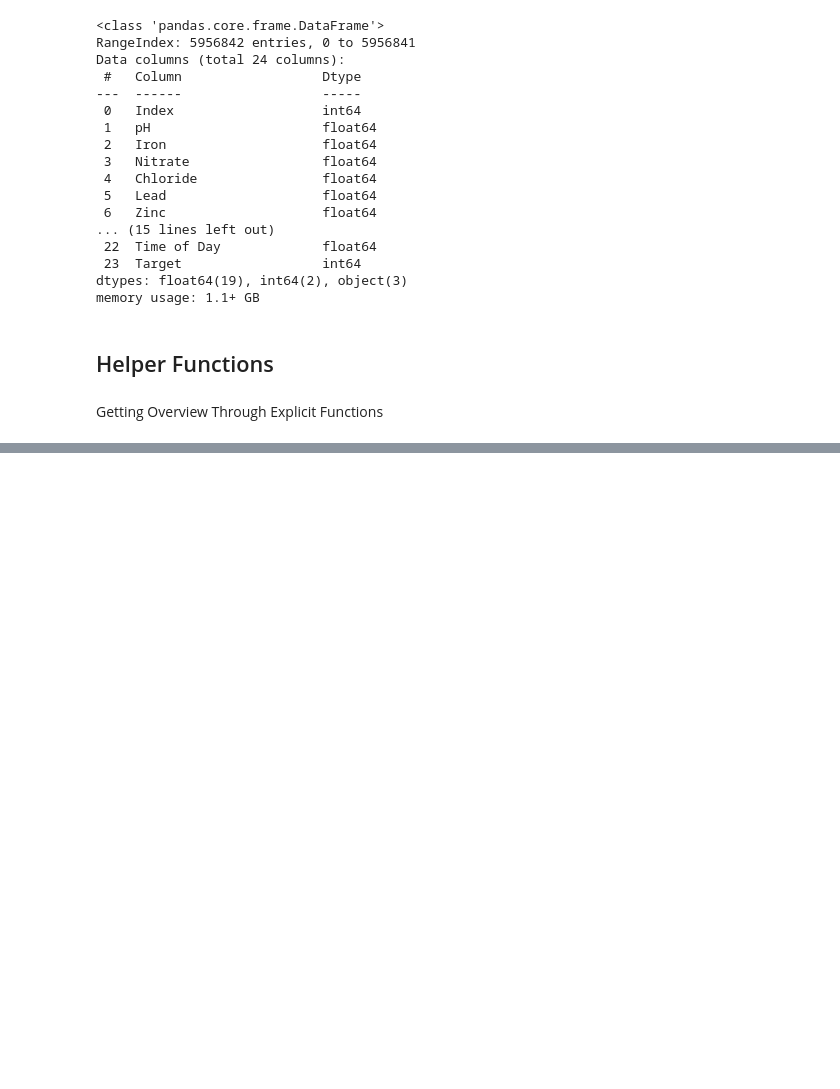
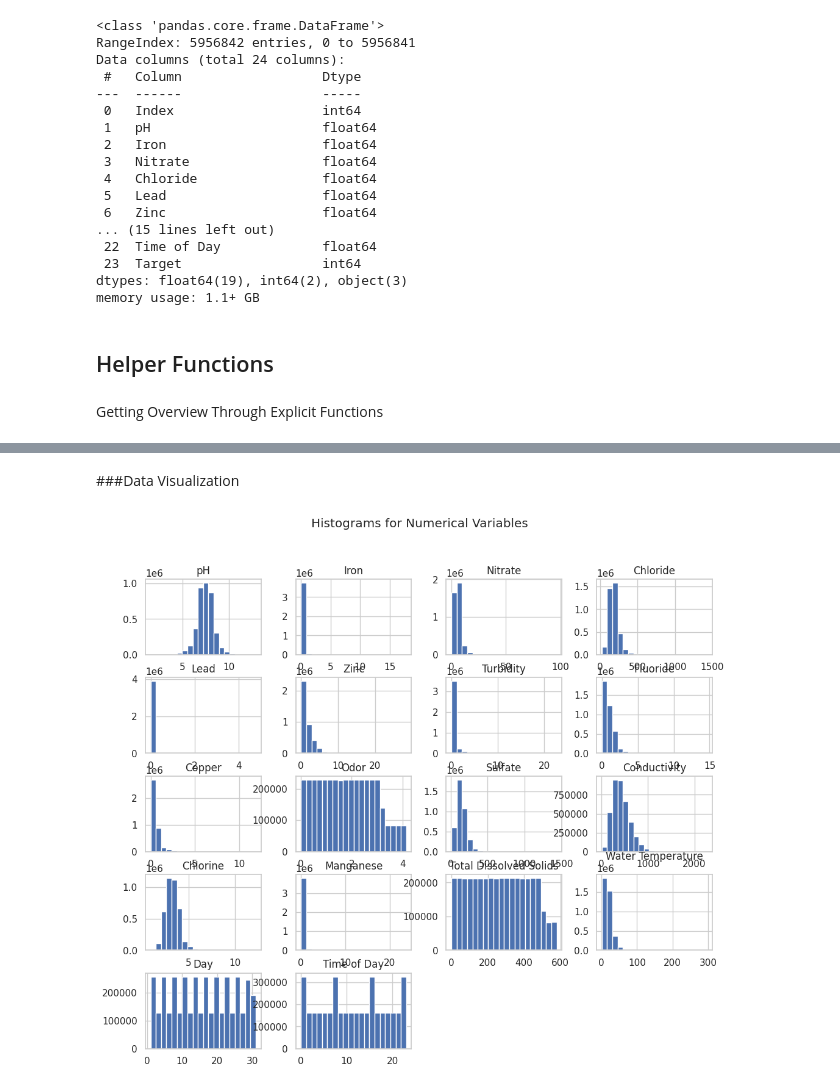
Before and after one commit to drshahizan/Python_EDA, a Jupyter notebook: assignment/ass3/bdm/RAM/ass3.ipynb, the cells around one changed output, grey strips where cells are left out. Drawn from its saved outputs; the diff is of its cells as text; code cells hidden in the pictures; blank space fills up the shorter version.

```diff
--- a/assignment/ass3/bdm/RAM/ass3.ipynb
+++ b/assignment/ass3/bdm/RAM/ass3.ipynb
@@ -272,0 +277,3 @@ df_overview.getOverview()
+# %%
+df = df.drop(columns=['Index', 'Air Temperature'])
+df.head()
@@ -272,0 +294,3 @@ df_overview.getOverview()
+# %%
+df.dropna(inplace=True)
+df.shape
@@ -272,0 +348,3 @@ df_overview.getOverview()
+# %%
+df.drop_duplicates(inplace=True)
+df.shape
@@ -272,0 +369,13 @@ df_overview.getOverview()
+# %% [markdown]
+###Data Visualization
+# %%
+# Setting the style of seaborn for better visualizations
+sns.set(style="whitegrid")
+
+# Histograms for numerical variables
+numerical_columns = df.select_dtypes(include=['float64']).columns
+df[numerical_columns].hist(bins=20, figsize=(12, 10))
+plt.suptitle("Histograms for Numerical Variables")
+plt.show()
+# %% [output]
+[figure, added]
```
Also changed, not shown: parts of 28 cells of this notebook.
